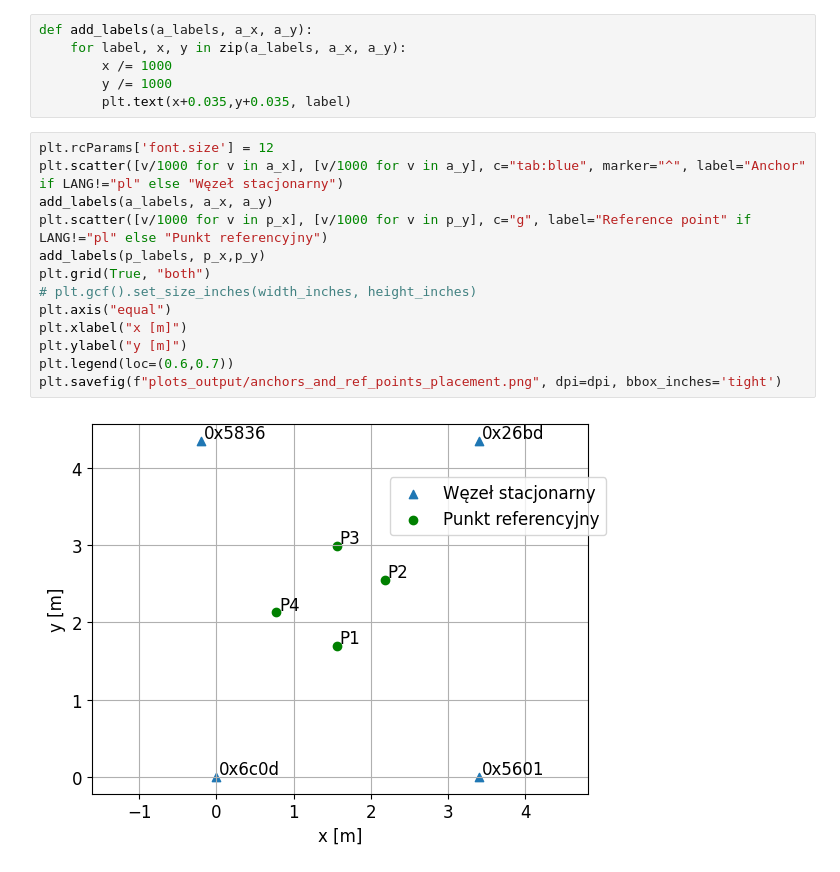
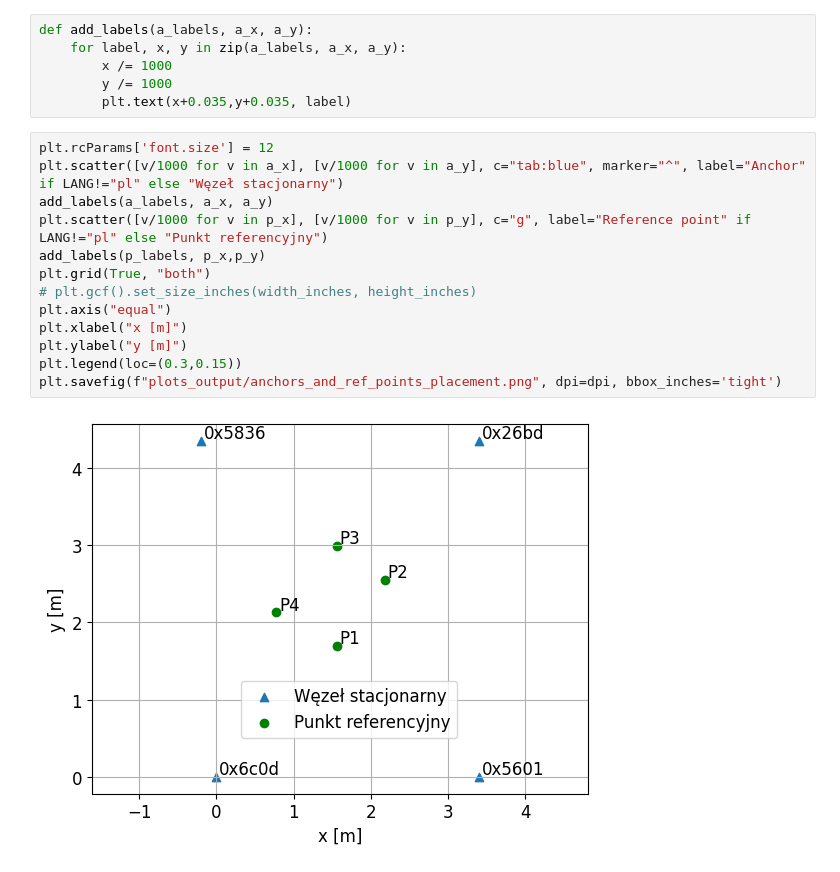
Before and after one commit to piotrs112/uwb-rs, a Jupyter notebook: data-processing/test_notebooks/anchor_and_tag_placement_plot.ipynb, the cells around one changed output. Drawn from its saved outputs; the diff is of its cells as text.

```diff
--- a/data-processing/test_notebooks/anchor_and_tag_placement_plot.ipynb
+++ b/data-processing/test_notebooks/anchor_and_tag_placement_plot.ipynb
@@ -36,15 +36,15 @@ def add_labels(a_labels, a_x, a_y):
 # %%
 plt.rcParams['font.size'] = 12
 plt.scatter([v/1000 for v in a_x], [v/1000 for v in a_y], c="tab:blue", marker="^", label="Anchor" if LANG!="pl" else "Węzeł stacjonarny")
 add_labels(a_labels, a_x, a_y)
 plt.scatter([v/1000 for v in p_x], [v/1000 for v in p_y], c="g", label="Reference point" if LANG!="pl" else "Punkt referencyjny")
 add_labels(p_labels, p_x,p_y)
 plt.grid(True, "both")
 # plt.gcf().set_size_inches(width_inches, height_inches)
 plt.axis("equal")
 plt.xlabel("x [m]")
 plt.ylabel("y [m]")
-plt.legend(loc=(0.6,0.7))
+plt.legend(loc=(0.3,0.15))
 plt.savefig(f"plots_output/anchors_and_ref_points_placement.png", dpi=dpi, bbox_inches='tight')
 # %% [output]
-[figure, old version]
+[figure, new version]
```
Also changed, not shown: 5 other files.
